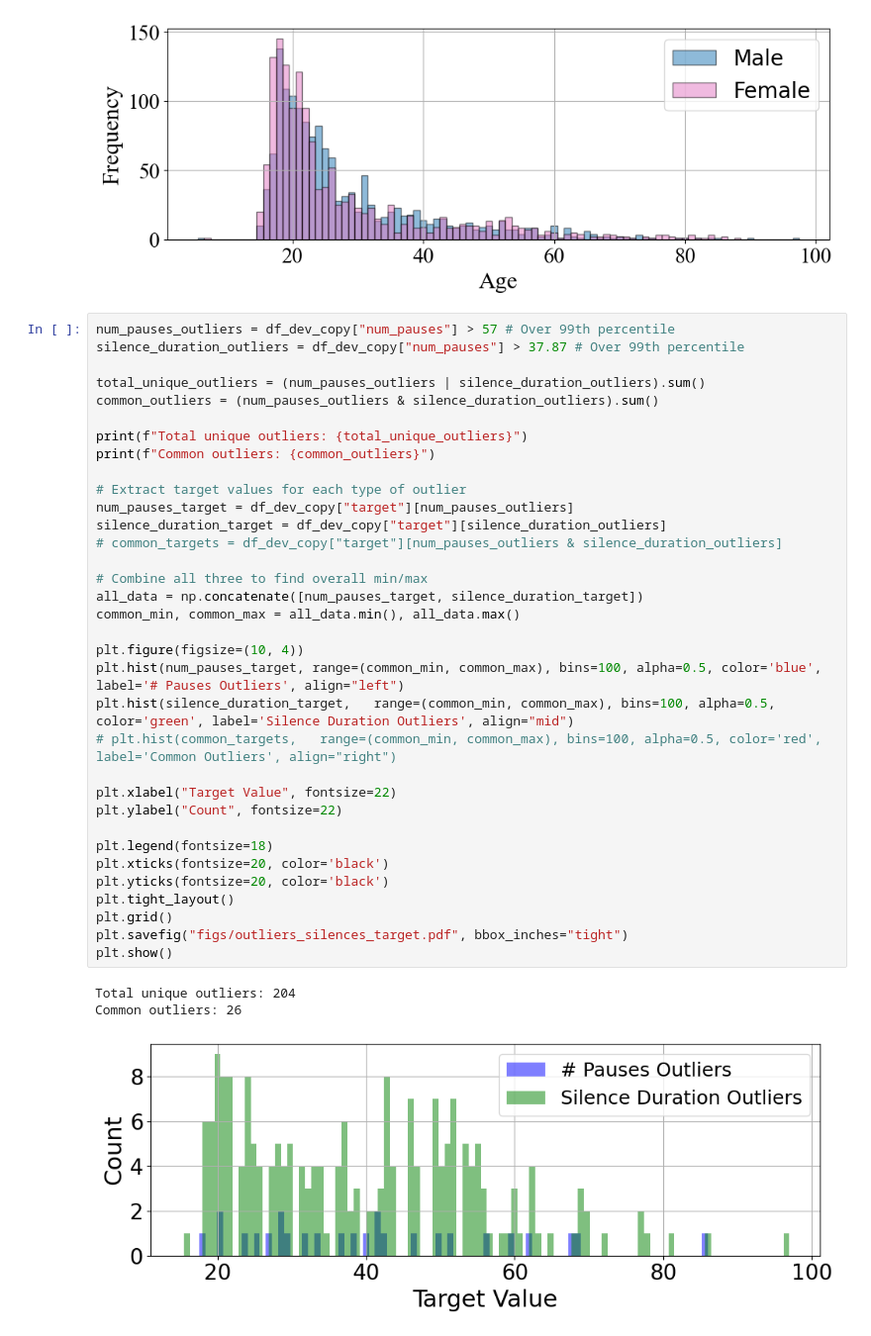
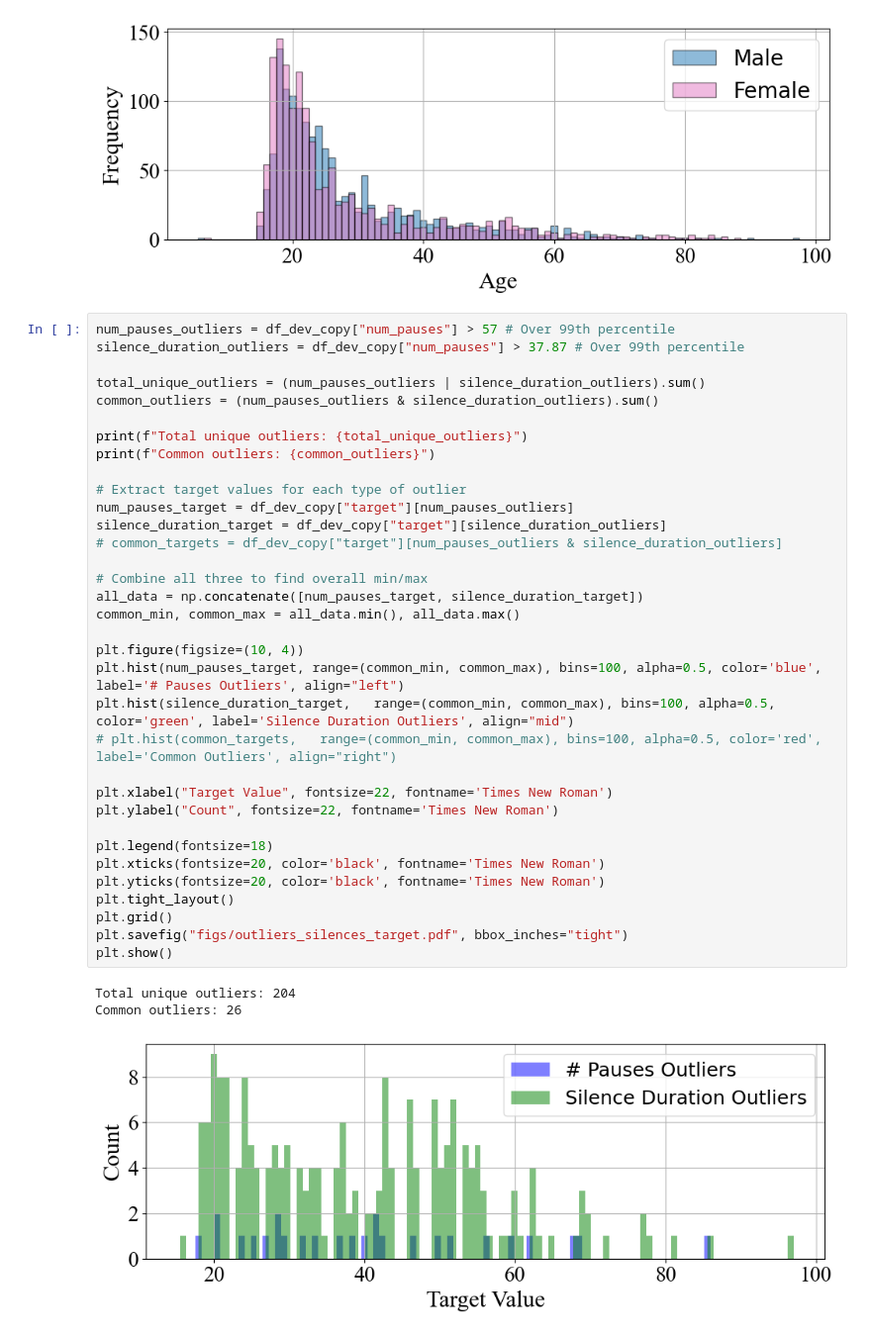
Before and after one commit to AndreaLolli2912/DSL-Age-Regression, a Jupyter notebook: main/report_figures.ipynb, the cells around one changed output. Shown: that part at 99% size. Cells and saved outputs as stored; diff of their text form.

```diff
--- a/main/report_figures.ipynb
+++ b/main/report_figures.ipynb
@@ -146,35 +174,35 @@ silence_duration_outliers = df_dev_copy["num_pauses"] > 37.87 # Over 99th percen
 
 total_unique_outliers = (num_pauses_outliers | silence_duration_outliers).sum()
 common_outliers = (num_pauses_outliers & silence_duration_outliers).sum()
 
 print(f"Total unique outliers: {total_unique_outliers}")
 print(f"Common outliers: {common_outliers}")
 
 # Extract target values for each type of outlier
 num_pauses_target = df_dev_copy["target"][num_pauses_outliers]
 silence_duration_target = df_dev_copy["target"][silence_duration_outliers]
 # common_targets = df_dev_copy["target"][num_pauses_outliers & silence_duration_outliers]
 
 # Combine all three to find overall min/max
 all_data = np.concatenate([num_pauses_target, silence_duration_target])
 common_min, common_max = all_data.min(), all_data.max()
 
 plt.figure(figsize=(10, 4))
 plt.hist(num_pauses_target, range=(common_min, common_max), bins=100, alpha=0.5, color='blue',  label='# Pauses Outliers', align="left")
 plt.hist(silence_duration_target,   range=(common_min, common_max), bins=100, alpha=0.5, color='green', label='Silence Duration Outliers', align="mid")
 # plt.hist(common_targets,   range=(common_min, common_max), bins=100, alpha=0.5, color='red',   label='Common Outliers', align="right")
 
-plt.xlabel("Target Value", fontsize=22)
-plt.ylabel("Count", fontsize=22)
+plt.xlabel("Target Value", fontsize=22, fontname='Times New Roman')
+plt.ylabel("Count", fontsize=22, fontname='Times New Roman')
 
 plt.legend(fontsize=18)
-plt.xticks(fontsize=20, color='black')
-plt.yticks(fontsize=20, color='black')
+plt.xticks(fontsize=20, color='black', fontname='Times New Roman')
+plt.yticks(fontsize=20, color='black', fontname='Times New Roman')
 plt.tight_layout()
 plt.grid()
 plt.savefig("figs/outliers_silences_target.pdf", bbox_inches="tight")
 plt.show()
 # %% [output]
 Total unique outliers: 204
 Common outliers: 26
-[figure, old version]
+[figure, new version]
```
Also changed, not shown: parts of 7 cells of this notebook.
